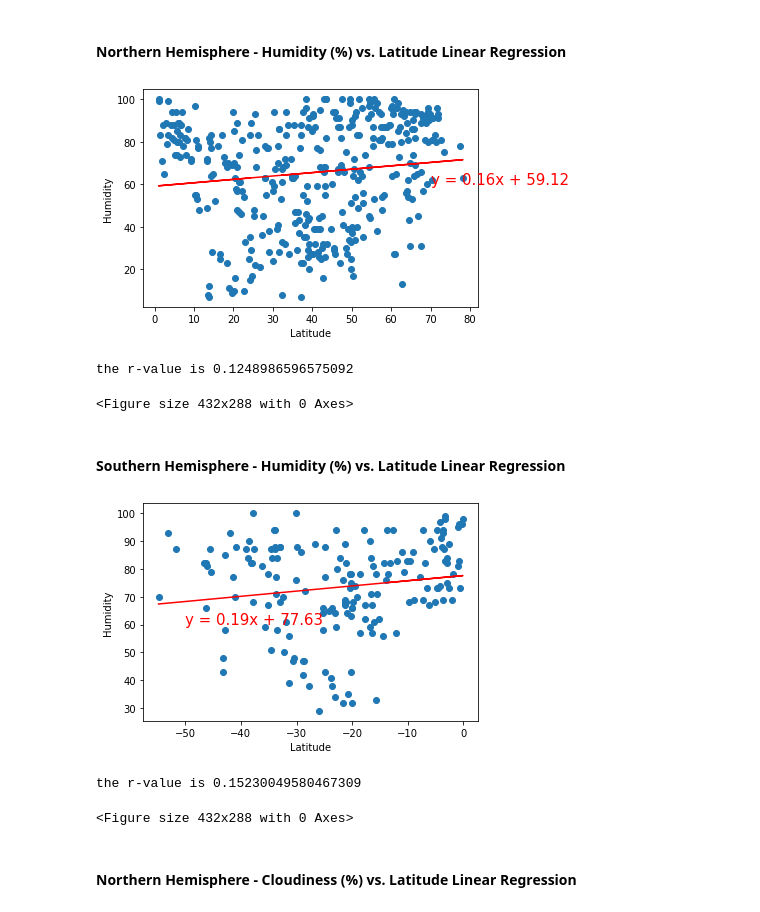
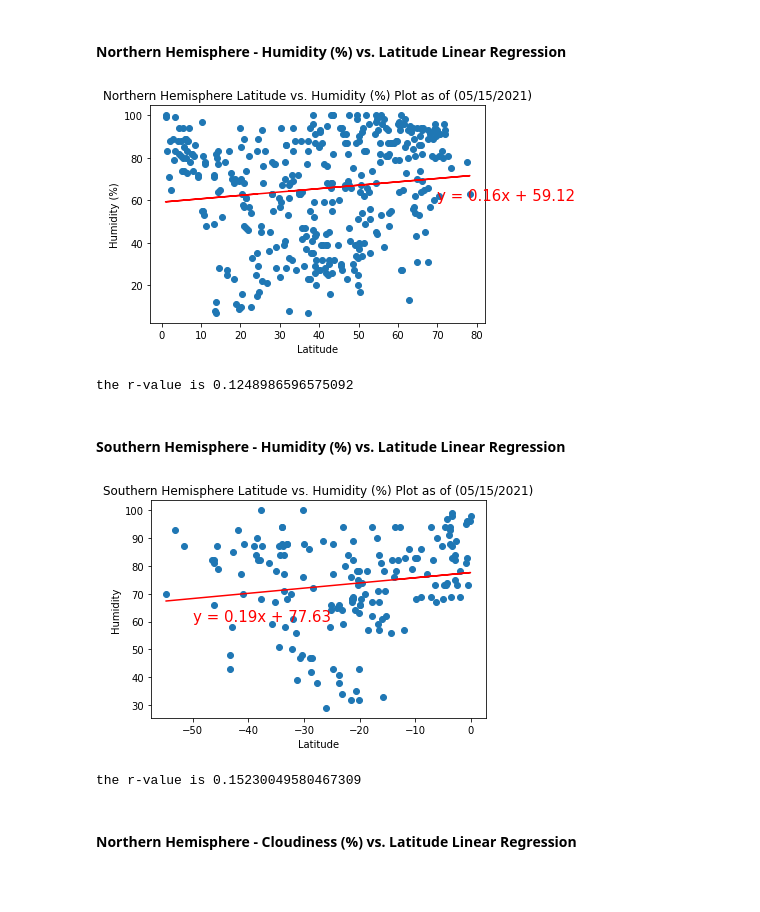
Before and after one commit to adriana-icasiano/python-api-challenge, a Jupyter notebook: WeatherPy/WeatherPy.ipynb, the cells around one changed output. Drawn from its saved outputs; the diff is of its cells as text; code cells hidden in the pictures; blank space fills up the shorter version.

```diff
--- a/WeatherPy/WeatherPy.ipynb
+++ b/WeatherPy/WeatherPy.ipynb
@@ -318,43 +316,61 @@ the r-value is 0.7812674932563377
 # %% [markdown]
 ####  Northern Hemisphere - Humidity (%) vs. Latitude Linear Regression
 # %%
+# Set x and y values
 x_values = n_hem
 y_values = n_hem_hum
+
+# Calculate regression analysis
 (slope, intercept, rvalue, pvalue, stderr) = linregress(x_values, y_values)
 regress_values = x_values * slope + intercept
 line_eq = "y = " + str(round(slope,2)) + "x + " + str(round(intercept,2))
+
+# Generate scatter plot
 plt.scatter(x_values,y_values)
 plt.plot(x_values,regress_values,"r-")
 plt.annotate(line_eq,(70,60),fontsize=15,color="red")
+
+# Create title and labels
+plt.title(f"Northern Hemisphere Latitude vs. Humidity (%) Plot as of ({today})")
 plt.xlabel('Latitude')
-plt.ylabel('Humidity')
+plt.ylabel('Humidity (%)')
+
+# Save as PNG
+plt.savefig('Lat vs Humidity N.Hem.png')
 plt.show()
 print(f"the r-value is {rvalue}")
-plt.savefig('Lat vs Humidity N.Hem.png')
 # %% [output]
-[figure, old version]
+[figure, new version]
 the r-value is 0.1248986596575092
-<Figure size 432x288 with 0 Axes>
 # %% [markdown]
 ####  Southern Hemisphere - Humidity (%) vs. Latitude Linear Regression
 # %%
+# Set x and y values
 x_values = s_hem
 y_values = s_hem_hum
+
+# Calculate regression analysis
 (slope, intercept, rvalue, pvalue, stderr) = linregress(x_values, y_values)
 regress_values = x_values * slope + intercept
 line_eq = "y = " + str(round(slope,2)) + "x + " + str(round(intercept,2))
+
+# Generate scatter plot
 plt.scatter(x_values,y_values)
 plt.plot(x_values,regress_values,"r-")
 plt.annotate(line_eq,(-50,60),fontsize=15,color="red")
+
+# Create title and labels
+plt.title(f"Southern Hemisphere Latitude vs. Humidity (%) Plot as of ({today})")
 plt.xlabel('Latitude')
 plt.ylabel('Humidity')
+
+# Save as PNG
+plt.savefig('Lat vs Humidity (%) S.Hem.png')
 plt.show()
 print(f"the r-value is {rvalue}")
-plt.savefig('Lat vs Humidity S.Hem.png')
 # %% [output]
-[figure, old version]
+[figure, new version]
 the r-value is 0.15230049580467309
-<Figure size 432x288 with 0 Axes>
 # %% [markdown]
 ####  Northern Hemisphere - Cloudiness (%) vs. Latitude Linear Regression
 # %%
```
Also changed, not shown: parts of 14 cells of this notebook, 25 other files.
